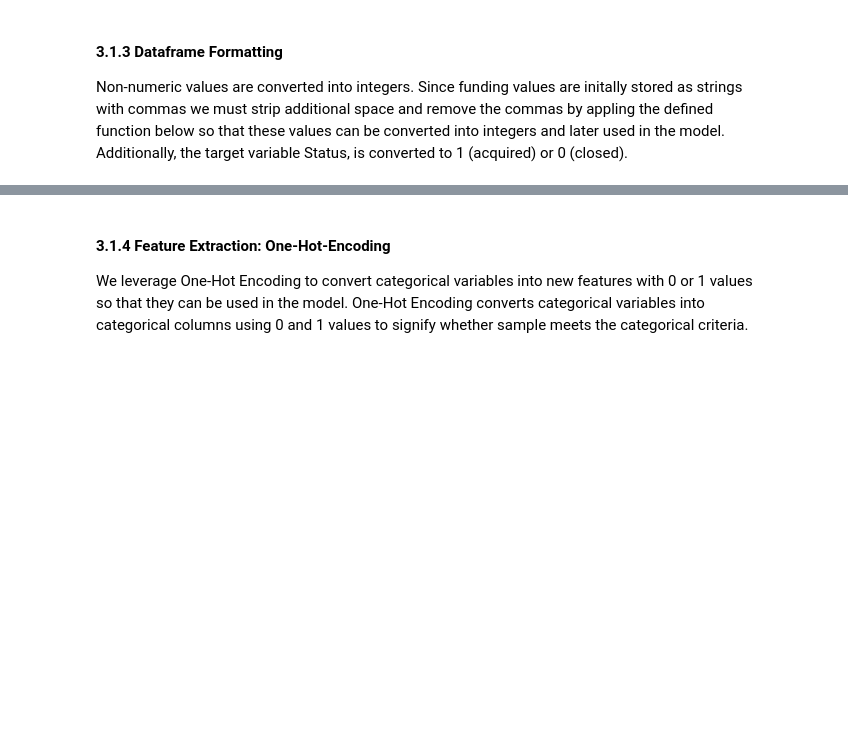
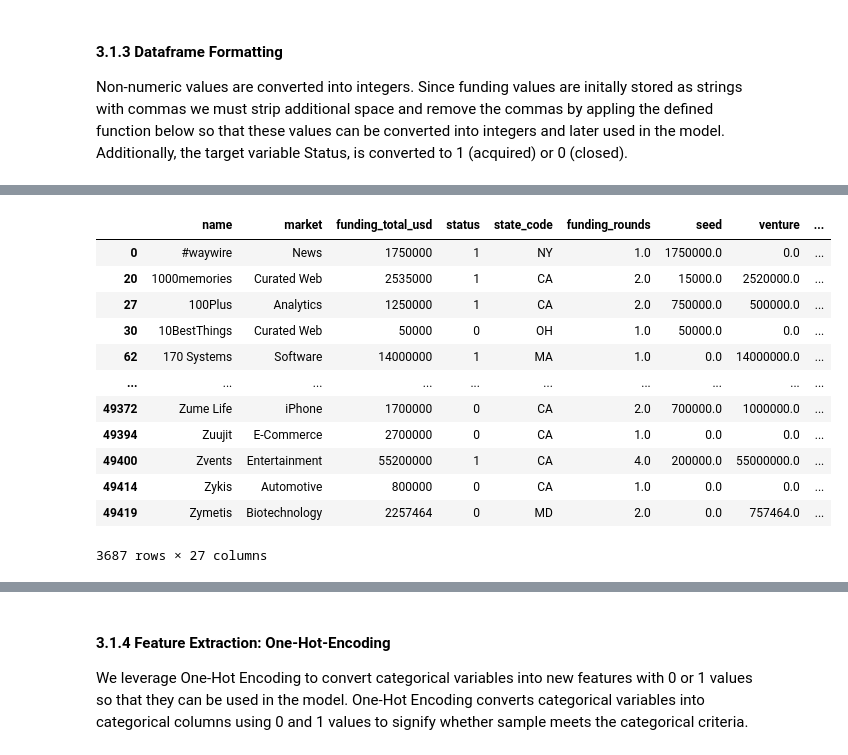
Before and after one commit to shaunkh/DSFinalProject, a Jupyter notebook: FP4/DS3000_FP4_Group9.ipynb, the cells around one changed output, grey strips where cells are left out. Drawn from its saved outputs; the diff is of its cells as text; code cells hidden in the pictures; blank space fills up the shorter version.

```diff
--- a/FP4/DS3000_FP4_Group9.ipynb
+++ b/FP4/DS3000_FP4_Group9.ipynb
@@ -214,0 +257,39 @@ df_n
+# %%
+# clean data, drop NA values for our target variable
+df = df.dropna(subset=['status'], axis = 0)
+
+# Drop unecessary columns
+df = df.drop(['permalink', 'homepage_url', 'category_list', 'founded_month', 'founded_quarter','founded_year',
+             'founded_at', 'first_funding_at', 'last_funding_at'], axis = 1)
+
+# Limit data to only USA
+df = df[df["country_code"] == "USA"]
+
+# Keep only rows that are 'acquired' or 'closed'
+df = df[df["status"] != "operating"]
+
+# Rename columns for ease of use
+df = df.rename({' market ': 'market', ' funding_total_usd ': 'funding_total_usd'}, axis=1)
+
+# can we move this to the data cleaning section?
+df = df.drop(["country_code", "region", "city"], axis=1)
+df = df.dropna(subset=['state_code'], axis = 0)
+df = df.dropna(subset=['market'], axis = 0)
+
+df = df.astype({'market': 'str', 'name': 'str', 'status': 'str', 'state_code': 'str'})
+
+df
+# %% [output]
+|  | name | market | funding_total_usd | status | state_code | funding_rounds | seed | venture | ... |
+| 0 | #waywire | News | 1750000 | 1 | NY | 1.0 | 1750000.0 | 0.0 | ... |
+| 20 | 1000memories | Curated Web | 2535000 | 1 | CA | 2.0 | 15000.0 | 2520000.0 | ... |
+| 27 | 100Plus | Analytics | 1250000 | 1 | CA | 2.0 | 750000.0 | 500000.0 | ... |
+| 30 | 10BestThings | Curated Web | 50000 | 0 | OH | 1.0 | 50000.0 | 0.0 | ... |
+| 62 | 170 Systems | Software | 14000000 | 1 | MA | 1.0 | 0.0 | 14000000.0 | ... |
+| ... | ... | ... | ... | ... | ... | ... | ... | ... | ... |
+| 49372 | Zume Life | iPhone | 1700000 | 0 | CA | 2.0 | 700000.0 | 1000000.0 | ... |
+| 49394 | Zuujit | E-Commerce | 2700000 | 0 | CA | 1.0 | 0.0 | 0.0 | ... |
+| 49400 | Zvents | Entertainment | 55200000 | 1 | CA | 4.0 | 200000.0 | 55000000.0 | ... |
+| 49414 | Zykis | Automotive | 800000 | 0 | CA | 1.0 | 0.0 | 0.0 | ... |
+| 49419 | Zymetis | Biotechnology | 2257464 | 0 | MD | 2.0 | 0.0 | 757464.0 | ... |
+3687 rows × 27 columns
```
Also changed, not shown: parts of 11 cells of this notebook.
